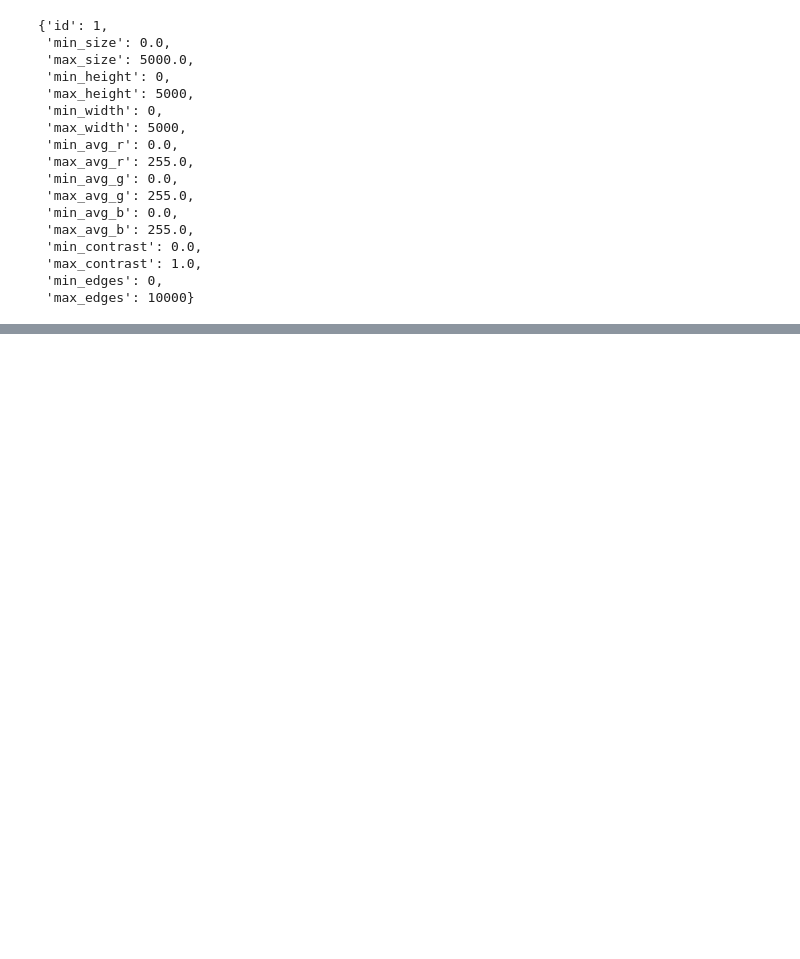
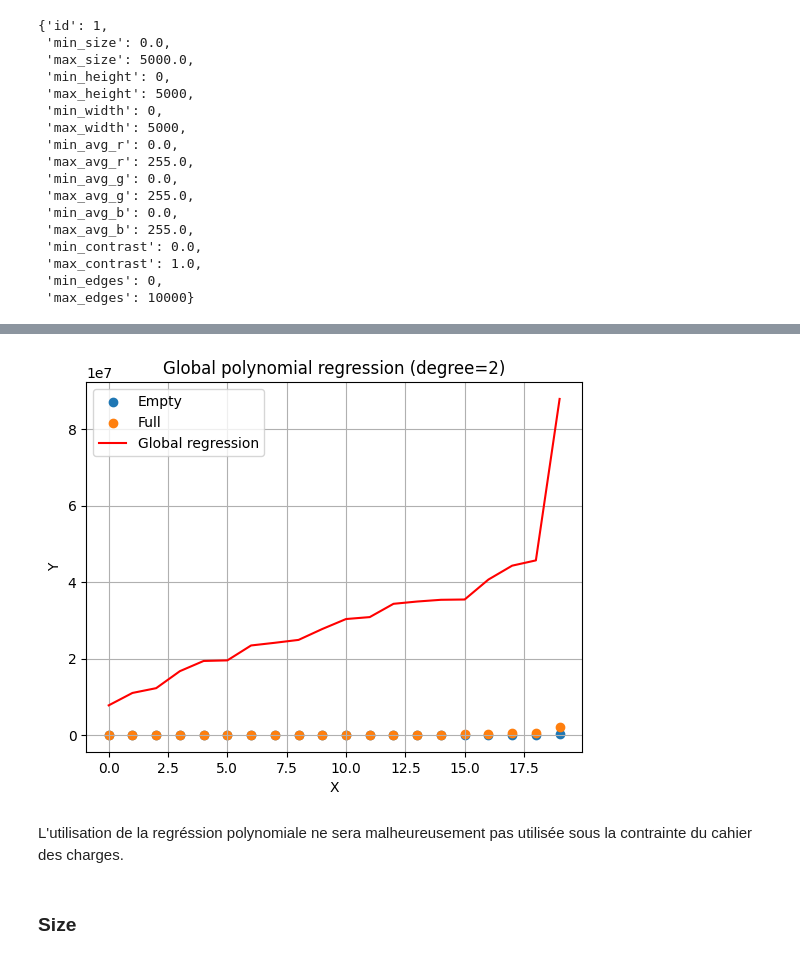
Before and after one commit to DorDNS/SolutionDelivery_PRJ, a Jupyter notebook: backend/src/TrashMapServer/model_classification.ipynb, the cells around one changed output, grey strips where cells are left out. Cells and saved outputs as stored; diff of their text form; code cells hidden in the pictures; blank space fills up the shorter version.

```diff
--- a/backend/src/TrashMapServer/model_classification.ipynb
+++ b/backend/src/TrashMapServer/model_classification.ipynb
@@ -83,0 +228,21 @@ constraints
+# %%
+image_empty_sorted = image_empty.sort_values(by="Edges")
+
+poly_fn = fit_polynomial(image_empty_sorted, "x", "Edges", 1)
+
+plt.scatter(image_empty["x"], sorted(image_empty["Edges"]), label="Empty")
+plt.scatter(image_full["x"], sorted(image_full["Edges"]), label="Full")
+plt.plot(image_empty["x"], poly_fn(image_empty_sorted["Edges"]), color="red", label="Global regression")
+
+plt.xlabel("X")
+plt.ylabel("Y")
+plt.title("Global polynomial regression (degree=2)")
+plt.legend()
+plt.grid(True)
+plt.show()
+# %% [output]
+[figure, added]
+# %% [markdown]
+L'utilisation de la regréssion polynomiale ne sera malheureusement pas utilisée sous la contrainte du cahier des charges.
+# %% [markdown]
+### Size
```
Also changed, not shown: parts of 30 cells of this notebook, 1 other file.
